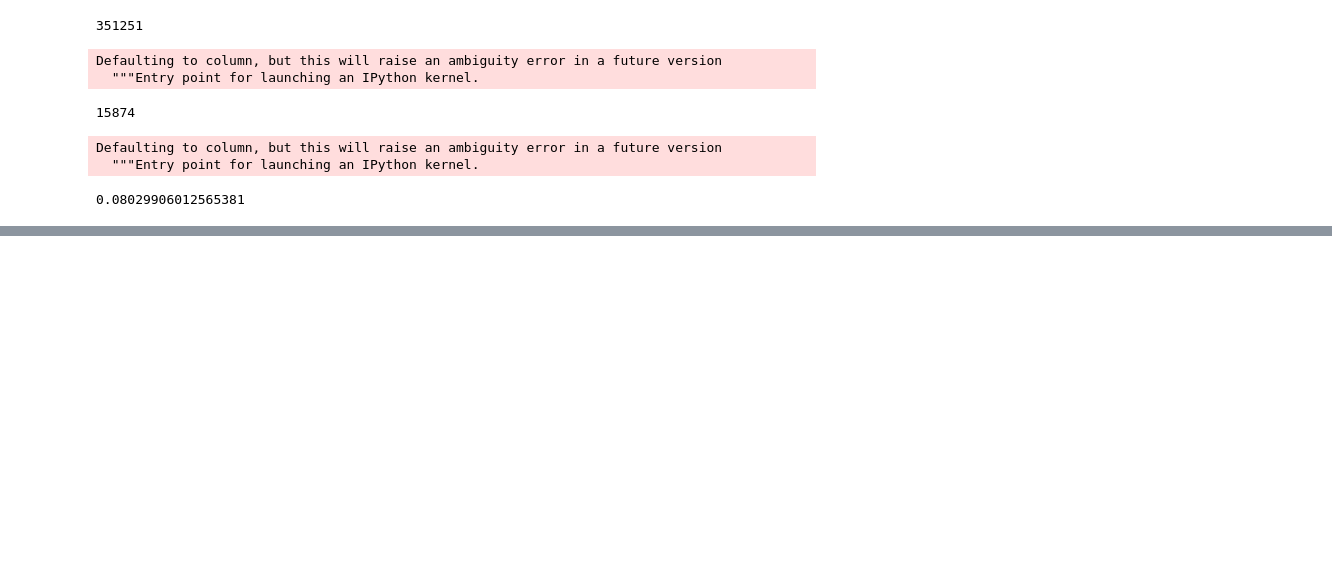
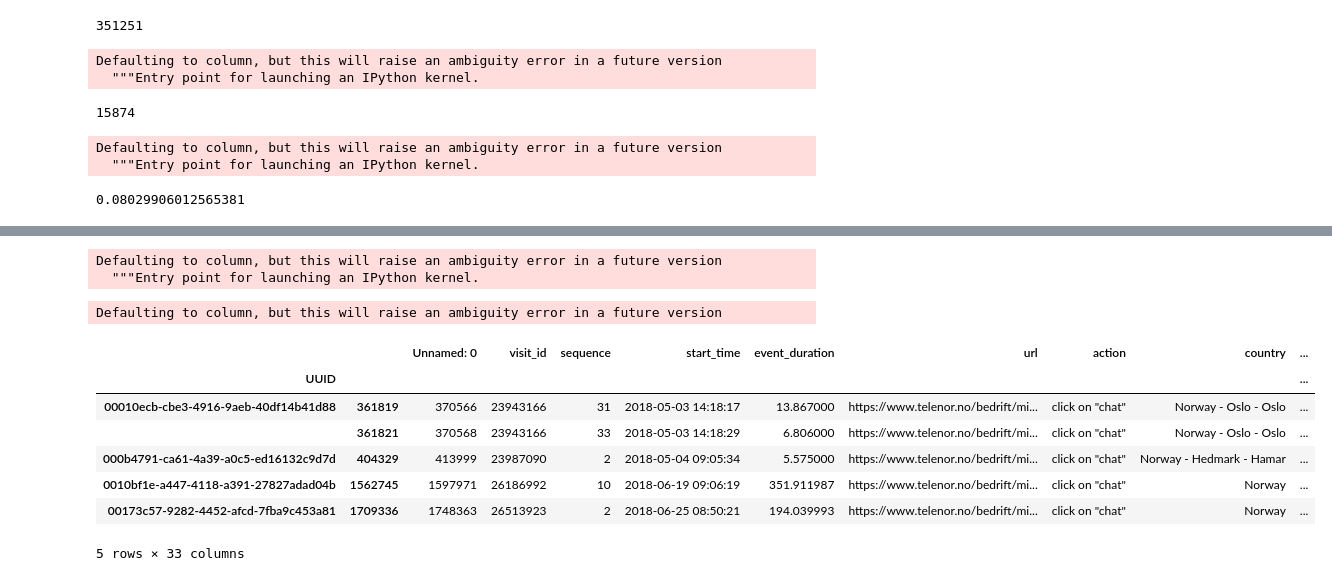
Before and after one commit to ScottishFold007/recsys_telenor, a Jupyter notebook: data_analysis/sessions_with_specific_action.ipynb, the cells around one changed output, grey strips where cells are left out. Saved outputs shown, nothing was run; the diff lists cells and outputs as text; code cells hidden in the pictures; blank space fills up the shorter version.

```diff
--- a/data_analysis/sessions_with_specific_action.ipynb
+++ b/data_analysis/sessions_with_specific_action.ipynb
@@ -83,0 +47,5 @@ set(df.action_cleaned)
+# %%
+c['sequence'] = c.groupby(['UUID']).cumcount() + 1
+# %% [output]
+Defaulting to column, but this will raise an ambiguity error in a future version
+  """Entry point for launching an IPython kernel.
@@ -83,0 +54,9 @@ set(df.action_cleaned)
+# %%
+def define_session_start_time(x):
+    st = x.start_time.iloc[0]
+    x['session_start_time'] = st
+    return x
+
+c = c.groupby(['UUID']).apply(define_session_start_time)
+# %% [output]
+Defaulting to column, but this will raise an ambiguity error in a future version
@@ -83,0 +67,11 @@ set(df.action_cleaned)
+# %%
+ch.head(5)
+# %% [output]
+|  |  | Unnamed: 0 | visit_id | sequence | start_time | event_duration | url | action | country | ... |
+| UUID |  |  |  |  |  |  |  |  |  | ... |
+| 00010ecb-cbe3-4916-9aeb-40df14b41d88 | 361819 | 370566 | 23943166 | 31 | 2018-05-03 14:18:17 | 13.867000 | https://www.telenor.no/bedrift/mi... | click on "chat" | Norway - Oslo - Oslo | ... |
+|  | 361821 | 370568 | 23943166 | 33 | 2018-05-03 14:18:29 | 6.806000 | https://www.telenor.no/bedrift/mi... | click on "chat" | Norway - Oslo - Oslo | ... |
+| 000b4791-ca61-4a39-a0c5-ed16132c9d7d | 404329 | 413999 | 23987090 | 2 | 2018-05-04 09:05:34 | 5.575000 | https://www.telenor.no/bedrift/mi... | click on "chat" | Norway - Hedmark - Hamar | ... |
+| 0010bf1e-a447-4118-a391-27827adad04b | 1562745 | 1597971 | 26186992 | 10 | 2018-06-19 09:06:19 | 351.911987 | https://www.telenor.no/bedrift/mi... | click on "chat" | Norway | ... |
+| 00173c57-9282-4452-afcd-7fba9c453a81 | 1709336 | 1748363 | 26513923 | 2 | 2018-06-25 08:50:21 | 194.039993 | https://www.telenor.no/bedrift/mi... | click on "chat" | Norway | ... |
+5 rows × 33 columns
```
Also changed, not shown: parts of 10 cells of this notebook, 3 other files.
